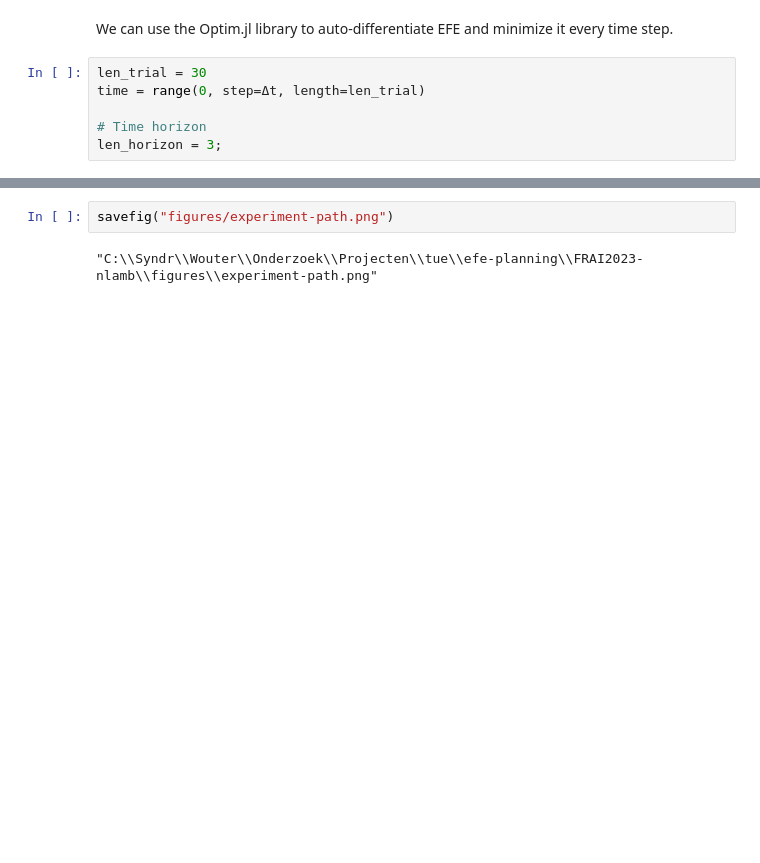
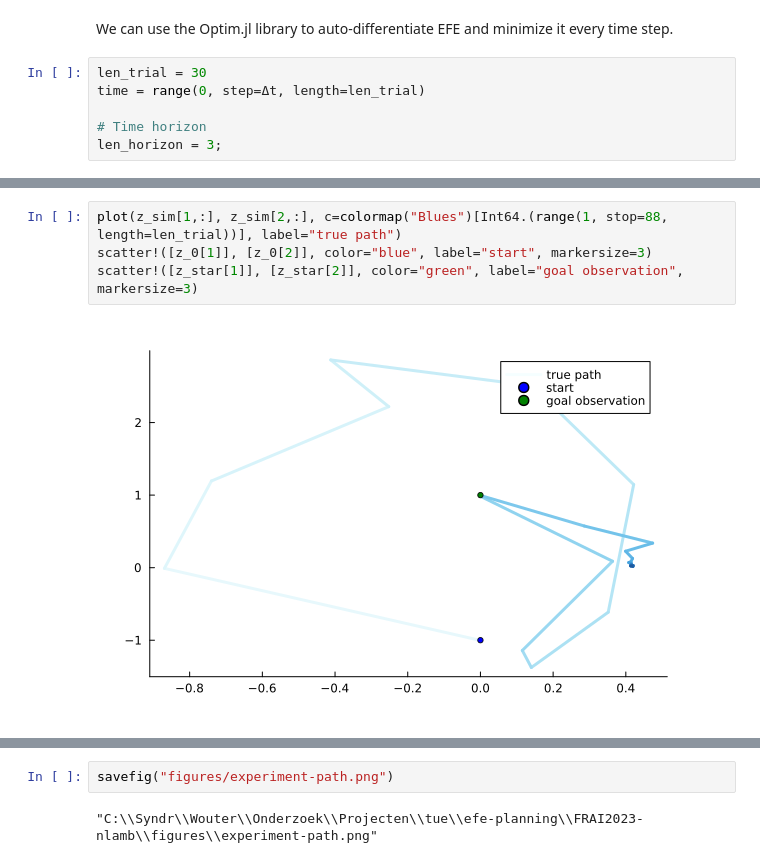
Before and after one commit to biaslab/IWAI2024-ambiguity, a Jupyter notebook: NLA-botnav-trilateration.ipynb, the cells around one changed output, grey strips where cells are left out. Saved outputs shown, nothing was run; the diff lists cells and outputs as text; blank space fills up the shorter version.

Commit message:
Had a closer look at trilateration path.

```diff
--- a/NLA-botnav-trilateration.ipynb
+++ b/NLA-botnav-trilateration.ipynb
@@ -394,0 +418,6 @@ end
+# %%
+plot(z_sim[1,:], z_sim[2,:], c=colormap("Blues")[Int64.(range(1, stop=88, length=len_trial))], label="true path")
+scatter!([z_0[1]], [z_0[2]], color="blue", label="start", markersize=3)
+scatter!([z_star[1]], [z_star[2]], color="green", label="goal observation", markersize=3)
+# %% [output]
+[figure, added]
```
Also changed, not shown: parts of 7 cells of this notebook, 1 other file.
